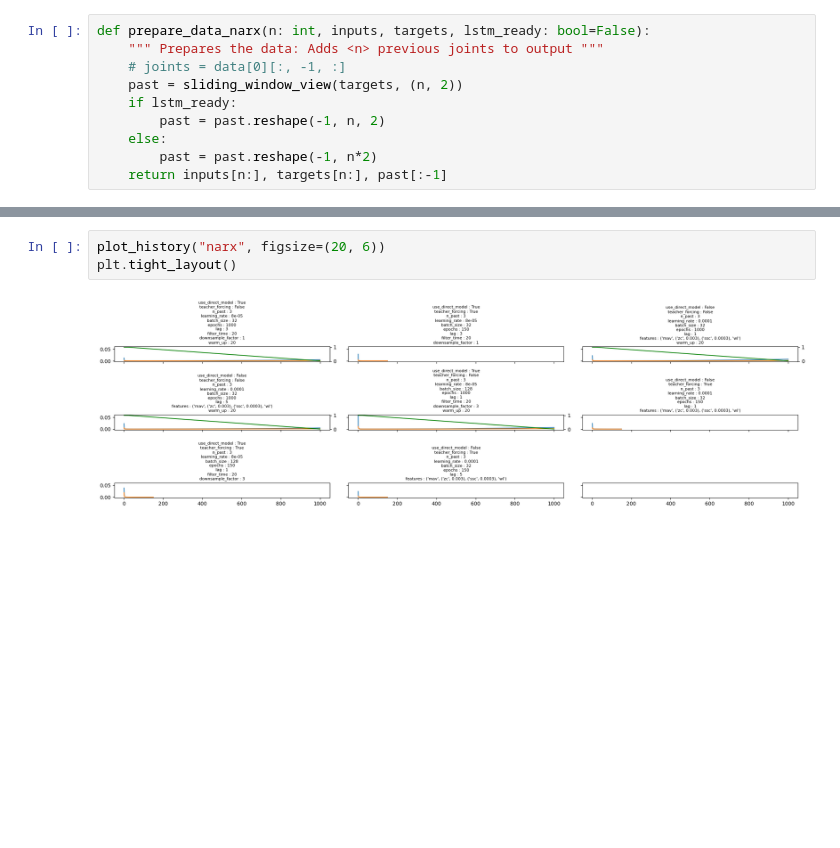
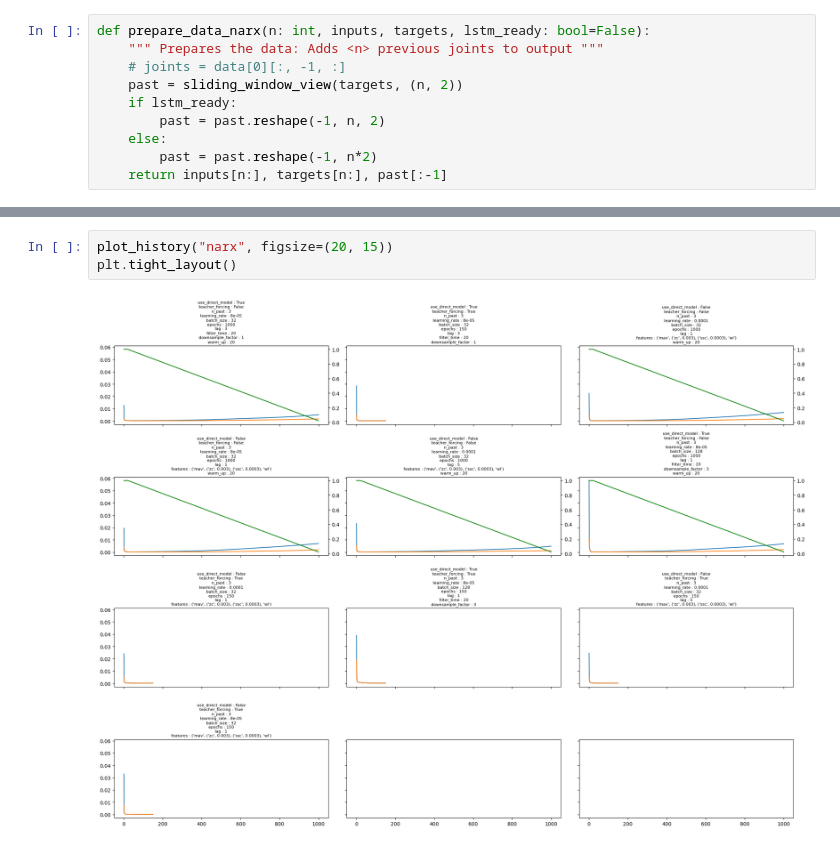
Before and after one commit to gjmm07/Masterthesis, a Jupyter notebook: JointAnglePrediction.ipynb, the cells around one changed output, grey strips where cells are left out. Saved outputs shown, nothing was run; the diff lists cells and outputs as text; blank space fills up the shorter version.

```diff
--- a/JointAnglePrediction.ipynb
+++ b/JointAnglePrediction.ipynb
@@ -895,8 +893,8 @@ models/Finn/narx/model008 {'use_direct_model': True, 'teacher_forcing': False, '
 # %%
-plot_history("narx", figsize=(20, 6))
+plot_history("narx", figsize=(20, 15))
 plt.tight_layout()
 # %% [output]
-[figure, old version]
+[figure, new version]
 # %%
 NarxResults = namedtuple("NarxResults", ("params", "targets", "teacher_pred", "schd_sampling_preds"))
 
```
Also changed, not shown: parts of 14 cells of this notebook, 7 other files.
